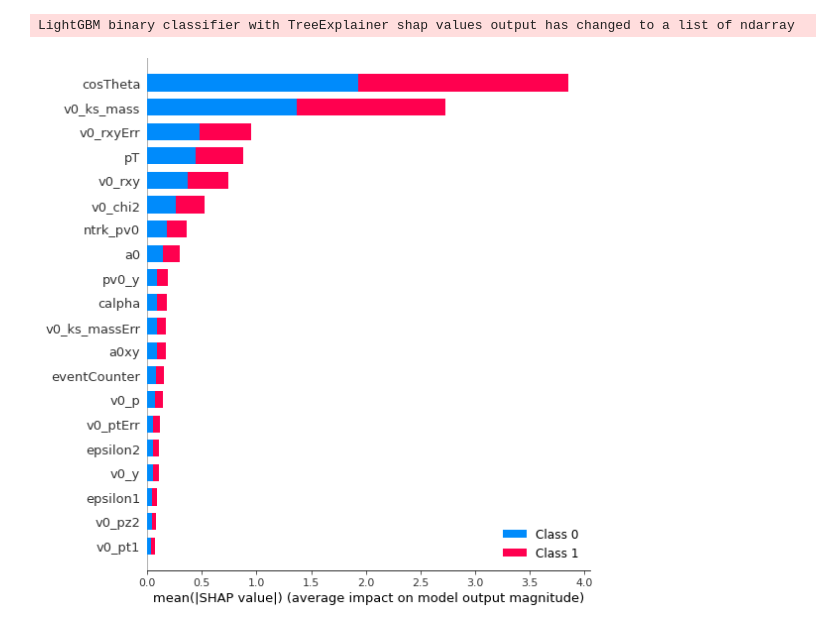
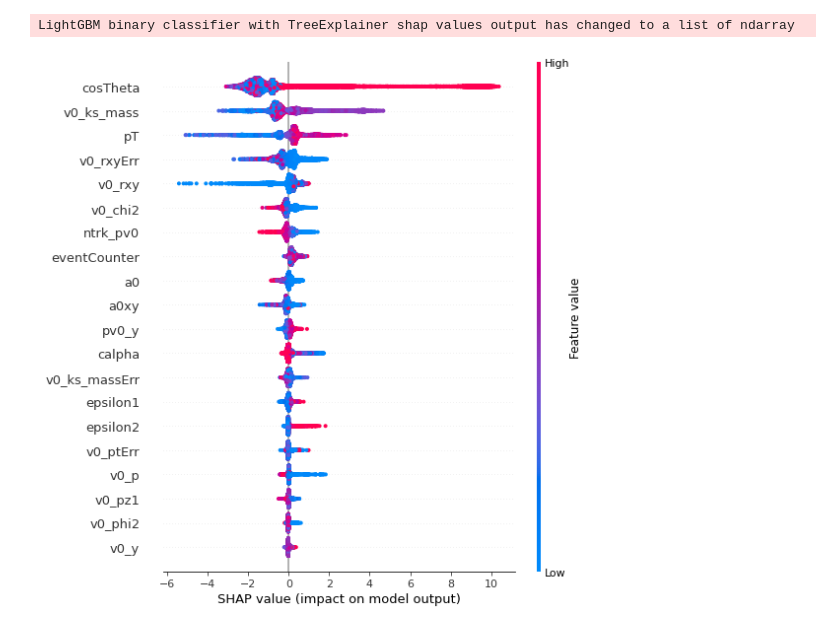
Before and after one commit to JohannSeverin/PUK_ml_high, a Jupyter notebook: Fischer for classifying.ipynb, the cells around one changed output. Cells and saved outputs as stored; diff of their text form; code cells hidden in the pictures.

```diff
--- a/Fischer for classifying.ipynb
+++ b/Fischer for classifying.ipynb
@@ -132,7 +132,7 @@ Fischer (4 params) has auc: 0.980
 # Using the fischer discriminant can improve our results
 # we use a test set for making roc_curves as we fit the fischer
 # not really a problem, since few parameters for Fischer, but good practice
-df_all_norm.v0_ks_mass = abs(df_all_norm.v0_ks_mass)
+# df_all_norm.v0_ks_mass = abs(df_all_norm.v0_ks_mass)
 
 lda = LDA().fit(df_all_norm.iloc[:train_amount, :], df_all_label[:train_amount])
 
@@ -262,6 +262,6 @@ shap_values = Explainer.shap_values(test_X)
 # %% [output]
 LightGBM binary classifier with TreeExplainer shap values output has changed to a list of ndarray
 # %%
-shap.summary_plot(shap_values, test_X)
+shap.summary_plot(shap_values[1], test_X)
 # %% [output]
-[figure, old version]
+[figure, new version]
```
Also changed, not shown: parts of 11 cells of this notebook, 8 other files.
